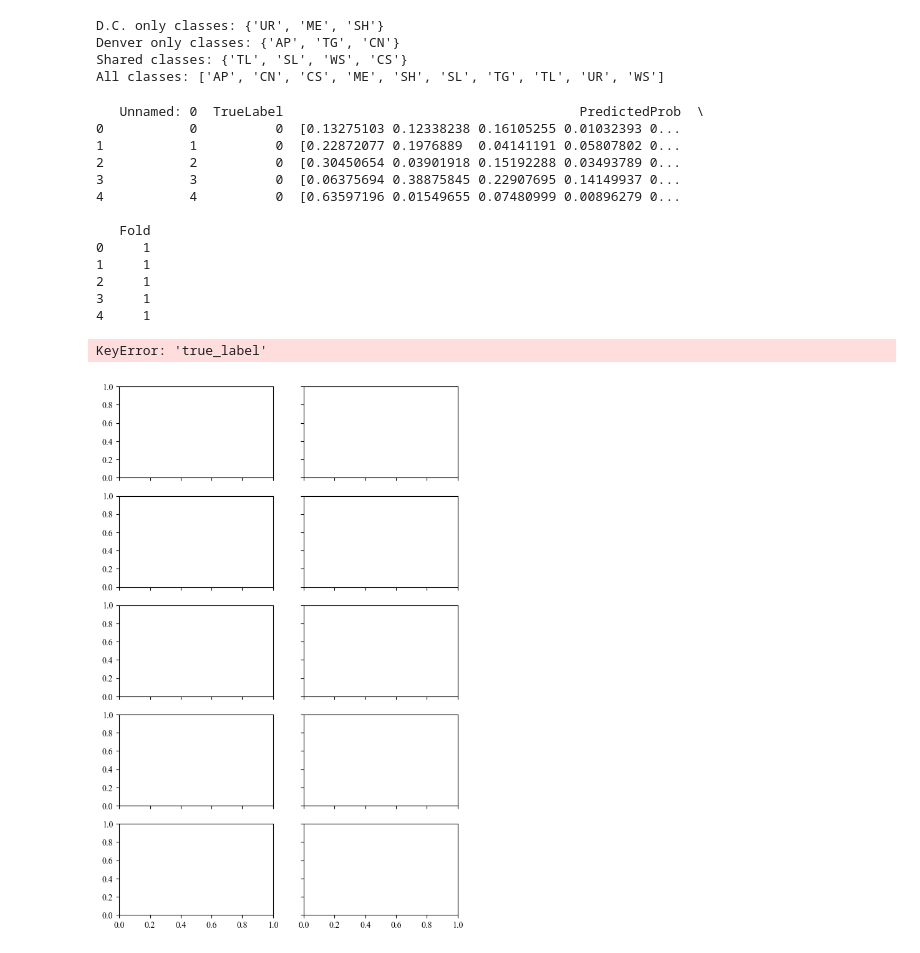
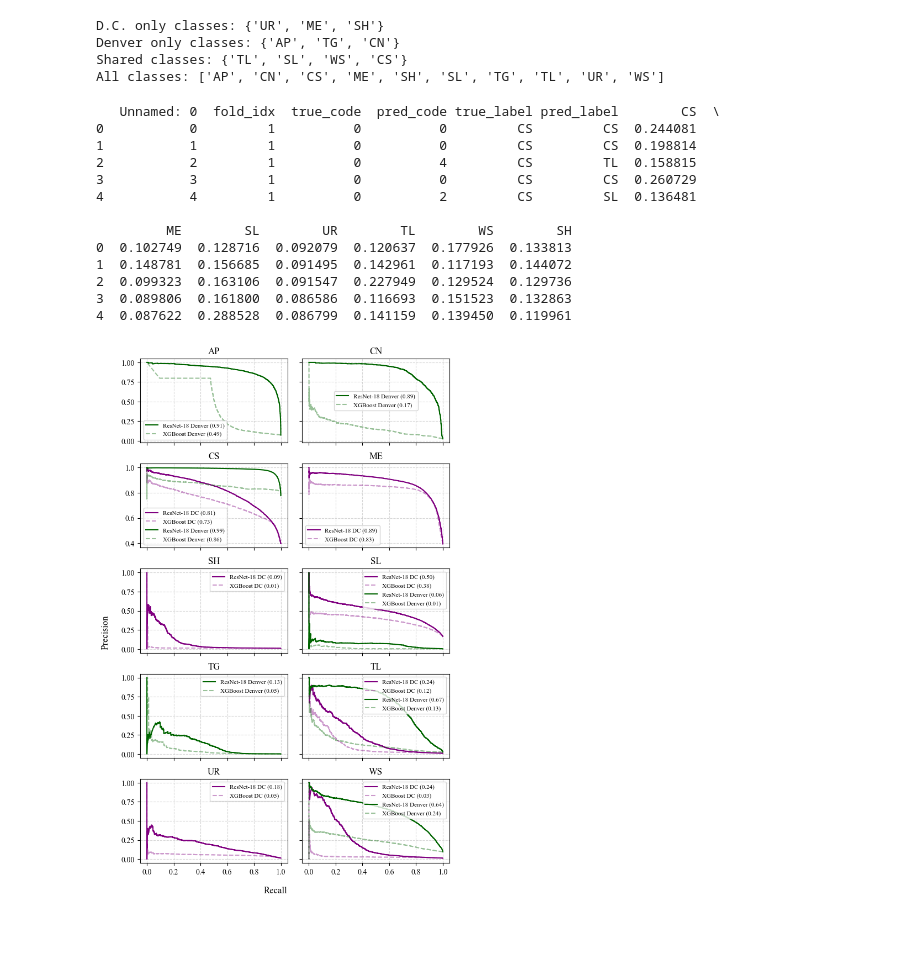
Before and after one commit to maxwellCcook/rooftop-mapping, a Jupyter notebook: code/_model-results_plots.ipynb, the cells around one changed output. Drawn from its saved outputs; the diff is of its cells as text; code cells hidden in the pictures.

```diff
--- a/code/_model-results_plots.ipynb
+++ b/code/_model-results_plots.ipynb
@@ -344,8 +344,8 @@ print("Data loaded !")
 Data loaded !
 # %%
 # Load the XGBoost model predictions
-xgb_dc_fp = os.path.join(maindir, 'results/xgboost/dc_xgboost_folds_prob_preds.csv')
-xgb_denver_fp = os.path.join(maindir, 'results/xgboost/denver_xgboost_folds_prob_preds.csv')
+xgb_dc_fp = os.path.join(maindir, 'results/xgboost-cv/dc-xgboost-cv_fold_pred_probs.csv')
+xgb_denver_fp = os.path.join(maindir, 'results/xgboost-cv/denver-xgboost-cv_fold_pred_probs.csv')
 
 xgb_prob_preds = {
     'dc': pd.read_csv(xgb_dc_fp),
@@ -368,19 +368,19 @@ All classes: ['AP', 'CN', 'CS', 'ME', 'SH', 'SL', 'TG', 'TL', 'UR', 'WS']
 # %%
 print(xgb_prob_preds['dc'].head())
 # %% [output]
-   Unnamed: 0  TrueLabel                                      PredictedProb  \
-0           0          0  [0.13275103 0.12338238 0.16105255 0.01032393 0...
-1           1          0  [0.22872077 0.1976889  0.04141191 0.05807802 0...
-2           2          0  [0.30450654 0.03901918 0.15192288 0.03493789 0...
-3           3          0  [0.06375694 0.38875845 0.22907695 0.14149937 0...
-4           4          0  [0.63597196 0.01549655 0.07480999 0.00896279 0...
+   Unnamed: 0  fold_idx  true_code  pred_code true_label pred_label        CS  \
+0           0         1          0          0         CS         CS  0.244081
+1           1         1          0          0         CS         CS  0.198814
+2           2         1          0          4         CS         TL  0.158815
+3           3         1          0          0         CS         CS  0.260729
+4           4         1          0          2         CS         SL  0.136481
 
-   Fold
-0     1
-1     1
-2     1
-3     1
-4     1
+         ME        SL        UR        TL        WS        SH
+0  0.102749  0.128716  0.092079  0.120637  0.177926  0.133813
+1  0.148781  0.156685  0.091495  0.142961  0.117193  0.144072
+2  0.099323  0.163106  0.091547  0.227949  0.129524  0.129736
+3  0.089806  0.161800  0.086586  0.116693  0.151523  0.132863
+4  0.087622  0.288528  0.086799  0.141159  0.139450  0.119961
 # %%
 fig, axes = plt.subplots(nrows=int(len(all_classes)/2), ncols=2, figsize=(7, 11), sharey='row', sharex='col')
 
@@ -391,36 +391,39 @@ for idx, label in enumerate(all_classes):
     # Plot for D.C. ResNet-18
     if label in set(r18_prob_preds['dc']['true_label'].unique()):
         precision, recall, auc_pr = calc_auc_pr(r18_prob_preds['dc'], label, 'true_label')
         ax.plot(recall, precision, label=f'ResNet-18 DC ({auc_pr:.2f})', color=aoi_color_map['dc'])
 
     # Plot for D.C. XGBoost
     if label in set(xgb_prob_preds['dc']['true_label'].unique()):
         precision, recall, auc_pr = calc_auc_pr(xgb_prob_preds['dc'], label, 'true_label')
-        ax.plot(recall, precision, label=f'XGBoost DC ({auc_pr:.2f})', color=color_mapping['dc'], linestyle='--', alpha=0.7)
+        ax.plot(recall, precision, label=f'XGBoost DC ({auc_pr:.2f})', color=aoi_color_map['dc'], linestyle='--', alpha=0.4)
 
     # Plot for Denver ResNet-18
     if label in set(r18_prob_preds['denver']['true_label'].unique()):
         precision, recall, auc_pr = calc_auc_pr(r18_prob_preds['denver'], label, 'true_label')
         ax.plot(recall, precision, label=f'ResNet-18 Denver ({auc_pr:.2f})', color=aoi_color_map['denver'])
 
     # Plot for Denver XGBoost
     if label in set(xgb_prob_preds['denver']['true_label'].unique()):
         precision, recall, auc_pr = calc_auc_pr(xgb_prob_preds['denver'], label, 'true_label')
-        ax.plot(recall, precision, label=f'XGBoost Denver ({auc_pr:.2f})', color=color_mapping['denver'], linestyle='--', alpha=0.7)
+        ax.plot(recall, precision, label=f'XGBoost Denver ({auc_pr:.2f})', color=aoi_color_map['denver'], linestyle='--', alpha=0.4)
 
     # Set labels and title
     ax.set_xlabel('')
     ax.set_ylabel('')
     ax.set_title(label)
     ax.legend(fontsize=8)
     ax.grid(True, linestyle='--', alpha=0.5)
 
-fig.text(0.05, 0.5, 'Precision', va='center', rotation='vertical', fontsize=14)
-fig.text(0.5, 0.07, 'Recall', ha='center', fontsize=14)
+fig.text(0.05, 0.5, 'Precision', va='center', rotation='vertical', fontsize=12)
+fig.text(0.5, 0.07, 'Recall', ha='center', fontsize=12)
 
 fig.subplots_adjust(left=0.15, right=0.95, top=0.95, bottom=0.12, hspace=0.25, wspace=0.1)
+# plt.tight_layout()
+
+fig_out = os.path.join(results_dir, 'resnet18-xgboost-cv_AUCPR.png')
+fig.savefig(fig_out, dpi=300, bbox_inches='tight')
 
 plt.show()
 # %% [output]
-KeyError: 'true_label'
-[figure, old version]
+[figure, new version]
```
